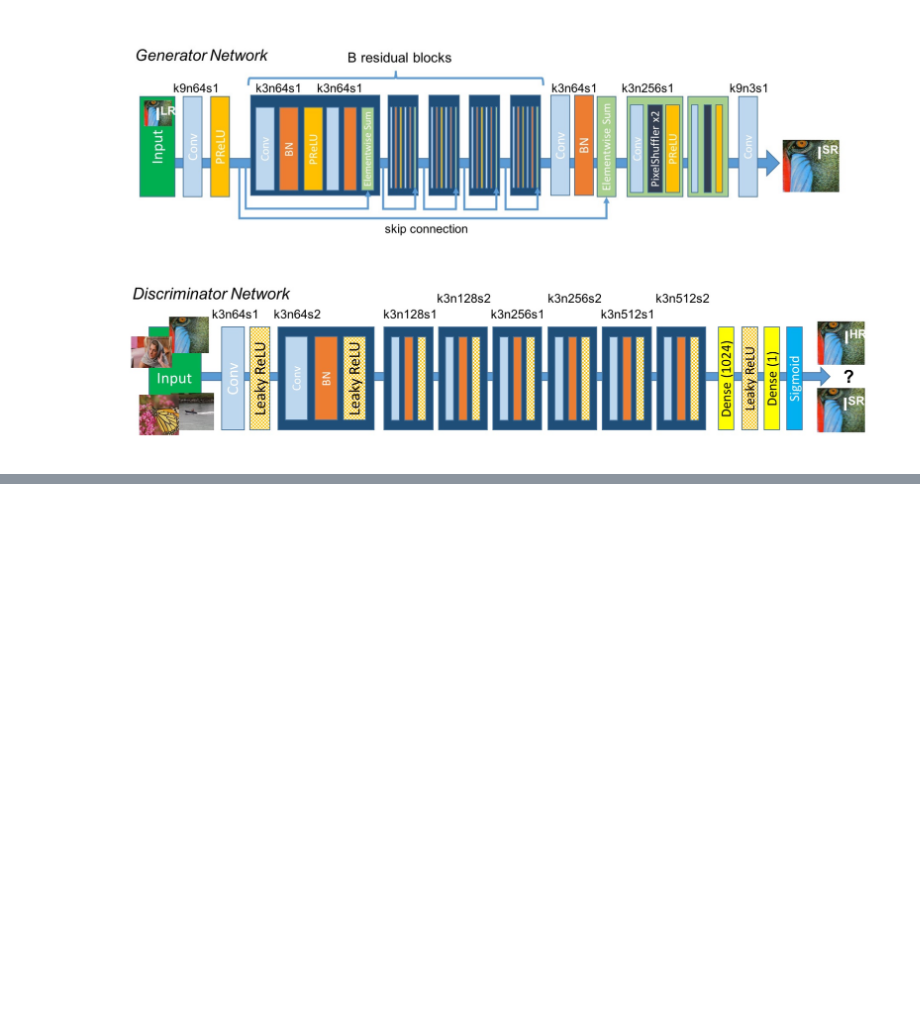
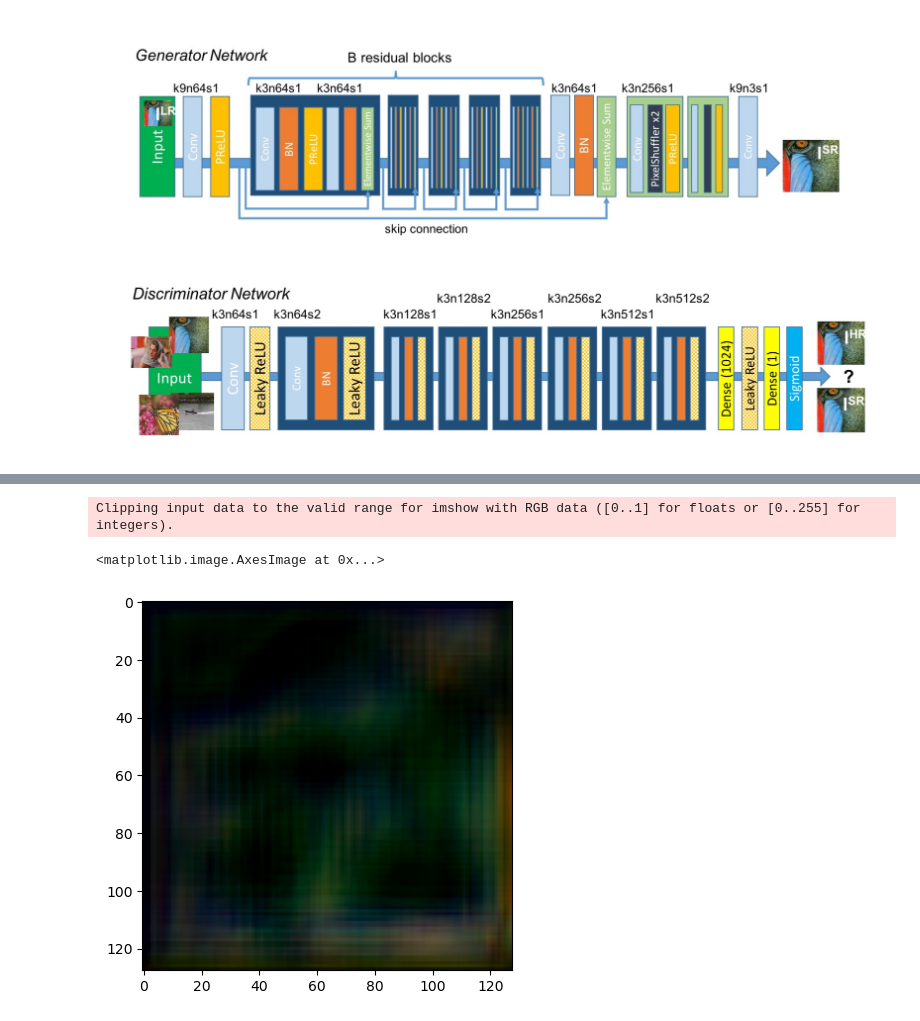
Before and after one commit to anweshb/SRGAN, a Jupyter notebook: SRGAN.ipynb, the cells around one changed output, grey strips where cells are left out. Cells and saved outputs as stored; diff of their text form; code cells hidden in the pictures; blank space fills up the shorter version.

Commit message:
added initial successful training

```diff
--- a/SRGAN.ipynb
+++ b/SRGAN.ipynb
@@ -110,7 +113,10 @@ def combined_model(generator, discriminator, vgg, lr_ip, hr_ip):
 n = 5000
 
 lr_list = os.listdir("lr_images")[:n]
-lr_list.remove(".DS_Store")
+try:
+    lr_list.remove(".DS_Store")
+except ValueError:
+    pass
 
 lr_images = []
 
@@ -120,7 +126,11 @@ for img in lr_list:
     lr_images.append(img_lr)
 
 hr_list = os.listdir("hr_images")[:n]
-hr_list.remove(".DS_Store")
+
+try:
+    hr_list.remove(".DS_Store")
+except ValueError:
+    pass
 
 hr_images = []
 
@@ -231,6 +238,6 @@ None
 # %%
 srgan = combined_model(generator, discriminator, vgg, lr_ip, hr_ip)
 # %%
-srgan.compile(loss = ['binary_crossentropy','mse'], optimizer = 'adam')
+srgan.compile(loss = ['binary_crossentropy','mae'], optimizer = 'adam')
 srgan.summary()
 # %% [output]
@@ -266,7 +270,22 @@ for batch in range(int(hr_train.shape[0] / batch_size)):
     train_lr_batches.append(lr_train[start_idx : end_idx])
     train_hr_batches.append(hr_train[start_idx : end_idx])
 # %%
-epochs = 5
+# def combined_model(generator, discriminator, vgg, lr_ip, hr_ip):
+
+#     gen_img = generator(lr_ip)
+
+#     gen_features = vgg(gen_img*255)
+#     real_features = vgg(hr_ip * 255)
+
+#     perceptual_loss = tf.reduce_mean((tf.square(tf.subtract(real_features, gen_features))))
+
+#     discriminator.trainable = False
+
+#     validity = discriminator(gen_img)
+
+#     return Model(inputs = [lr_ip, hr_ip], outputs = [validity, perceptual_loss])
+
+epochs = 1
 
 for e in range(epochs):
 
@@ -291,16 +310,17 @@ for e in range(epochs):
 
         d_loss = 0.5 * np.add(d_loss_gen, d_loss_real)
 
-        image_features = vgg.predict(hr_imgs)
+        image_features = vgg.predict(hr_imgs*255)
 
-        g_loss, _, _ = srgan.train_on_batch([lr_imgs, hr_imgs], [real_labels, image_features])
+
+        _ , _, g_loss = srgan.train_on_batch([lr_imgs, hr_imgs], [real_labels, image_features])
 
         d_losses.append(d_loss)
         g_losses.append(g_loss)
 
         print("epoch:", e+1 ,"g_loss:", g_loss, "d_loss:", d_loss)
 
-        if (e+1) % 10 == 0: #Change the frequency for model saving, if needed
-        #Save the generator after every n epochs (Usually 10 epochs)
-            generator.save("gen_e_"+ str(e+1) +".h5")
+#         if (e+1) % 10 == 0: #Change the frequency for model saving, if needed
+#         #Save the generator after every n epochs (Usually 10 epochs)
+#             generator.save("gen_e_"+ str(e+1) +".h5")
 # %% [output]
@@ -312,0 +361,2 @@ KeyboardInterrupt:
+# %%
+fake = generator.predict(lr_imgs)
@@ -312,0 +366,6 @@ KeyboardInterrupt:
+# %%
+plt.imshow(fake[0])
+# %% [output]
+Clipping input data to the valid range for imshow with RGB data ([0..1] for floats or [0..255] for integers).
+<matplotlib.image.AxesImage at 0x...>
+[figure, added]
```
Also changed, not shown: parts of 14 cells of this notebook, 5 other files.
